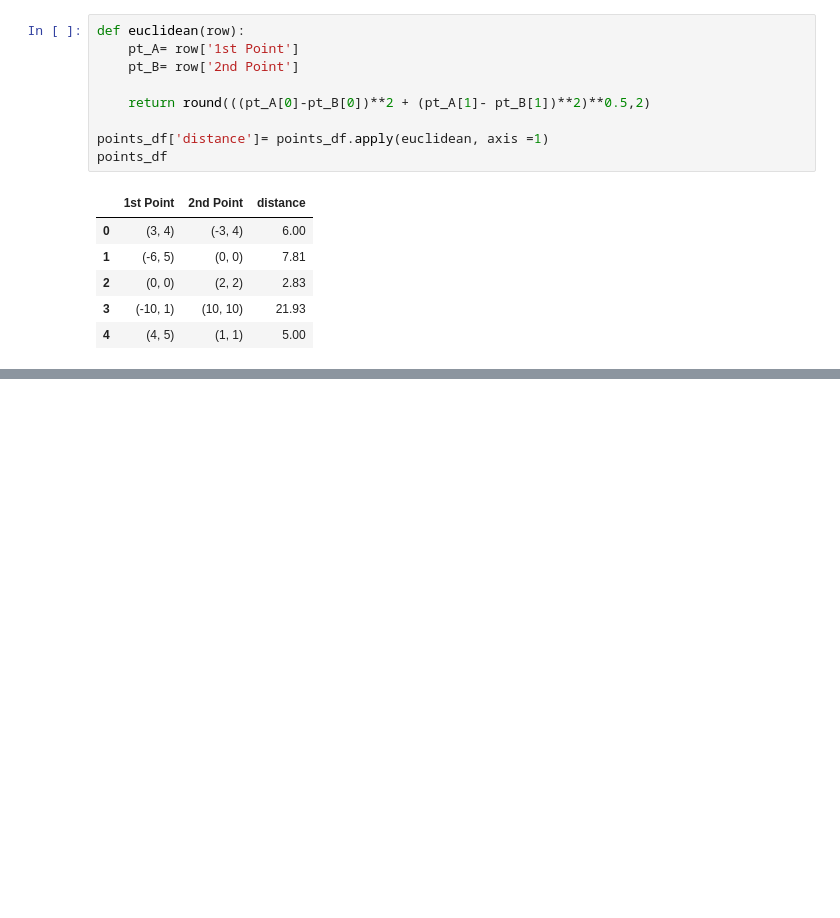
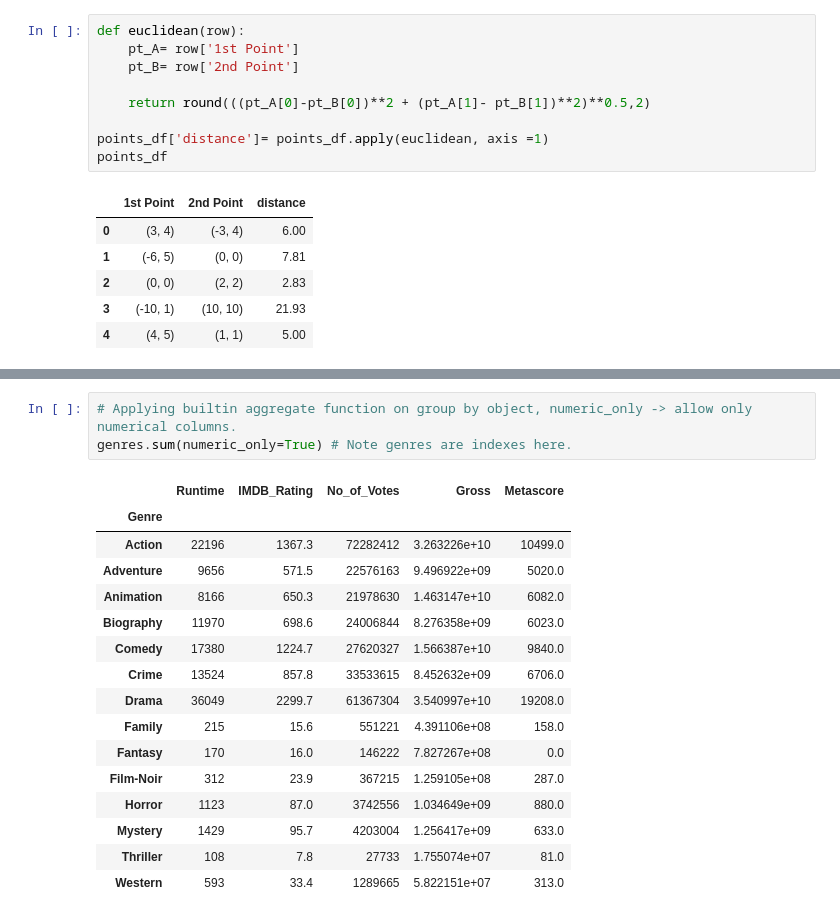
Before and after one commit to VShah2312/Data_Science_Code_N_Debug, a Jupyter notebook: Python_Basics/Pandas_DataFrame.ipynb, the cells around one changed output, grey strips where cells are left out. Saved outputs shown, nothing was run; the diff lists cells and outputs as text; blank space fills up the shorter version.

```diff
--- a/Python_Basics/Pandas_DataFrame.ipynb
+++ b/Python_Basics/Pandas_DataFrame.ipynb
@@ -1282,0 +1335,20 @@ points_df
+# %%
+# Applying builtin aggregate function on group by object, numeric_only -> allow only numerical columns.
+genres.sum(numeric_only=True) # Note genres are indexes here.
+# %% [output]
+|  | Runtime | IMDB_Rating | No_of_Votes | Gross | Metascore |
+| Genre |  |  |  |  |  |
+| Action | 22196 | 1367.3 | 72282412 | 3.263226e+10 | 10499.0 |
+| Adventure | 9656 | 571.5 | 22576163 | 9.496922e+09 | 5020.0 |
+| Animation | 8166 | 650.3 | 21978630 | 1.463147e+10 | 6082.0 |
+| Biography | 11970 | 698.6 | 24006844 | 8.276358e+09 | 6023.0 |
+| Comedy | 17380 | 1224.7 | 27620327 | 1.566387e+10 | 9840.0 |
+| Crime | 13524 | 857.8 | 33533615 | 8.452632e+09 | 6706.0 |
+| Drama | 36049 | 2299.7 | 61367304 | 3.540997e+10 | 19208.0 |
+| Family | 215 | 15.6 | 551221 | 4.391106e+08 | 158.0 |
+| Fantasy | 170 | 16.0 | 146222 | 7.827267e+08 | 0.0 |
+| Film-Noir | 312 | 23.9 | 367215 | 1.259105e+08 | 287.0 |
+| Horror | 1123 | 87.0 | 3742556 | 1.034649e+09 | 880.0 |
+| Mystery | 1429 | 95.7 | 4203004 | 1.256417e+09 | 633.0 |
+| Thriller | 108 | 7.8 | 27733 | 1.755074e+07 | 81.0 |
+| Western | 593 | 33.4 | 1289665 | 5.822151e+07 | 313.0 |
```
Also changed, not shown: parts of 12 cells of this notebook, 1 other file.
